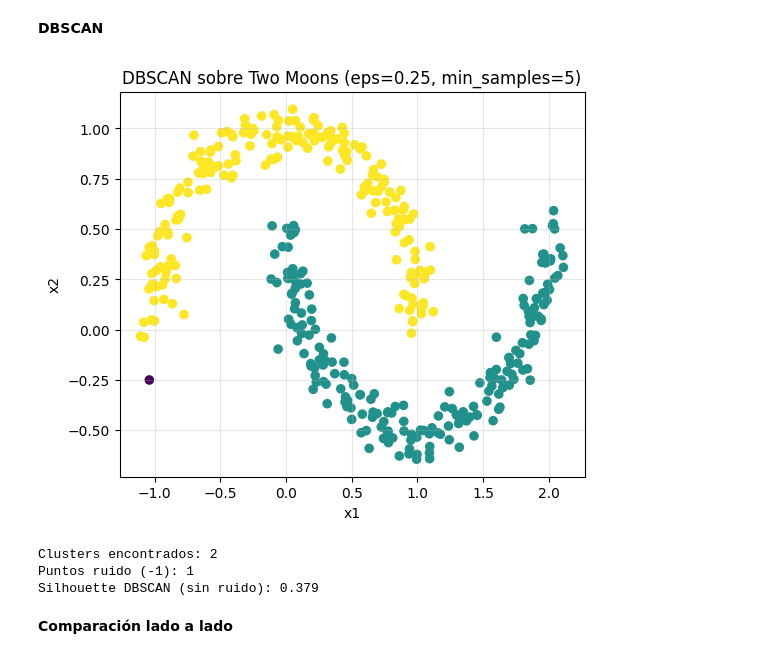
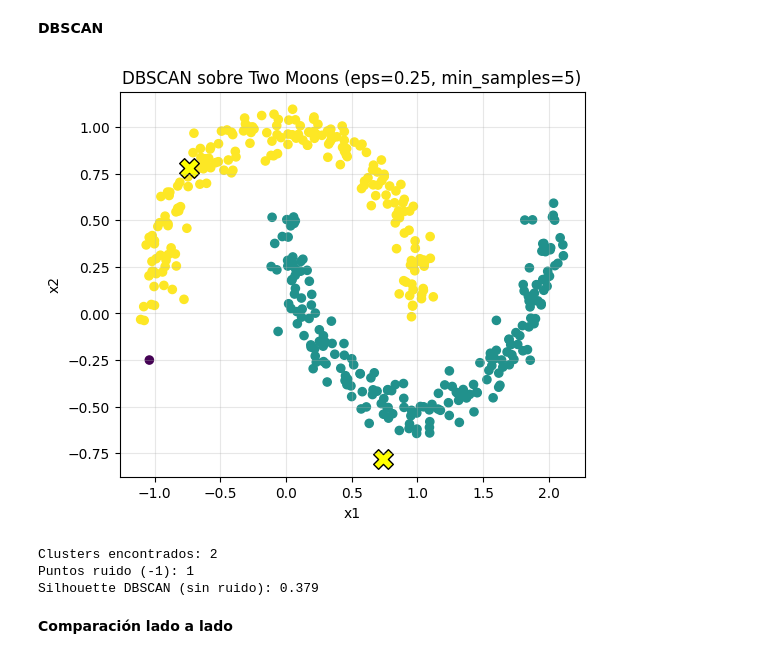
Before and after one commit to yuri19762008/000_ANALISTA_DATOS, a Jupyter notebook: Bootcamp-main/Modulo7/Leccion4/Index_M7_AE4.ipynb, the cells around one changed output. Cells and saved outputs as stored; diff of their text form; code cells hidden in the pictures.

```diff
--- a/Bootcamp-main/Modulo7/Leccion4/Index_M7_AE4.ipynb
+++ b/Bootcamp-main/Modulo7/Leccion4/Index_M7_AE4.ipynb
@@ -345,28 +355,37 @@ Silhouette K-Means: 0.492
 # %%
 db = DBSCAN(eps=0.25, min_samples=5)  # prueba inicial
 labels_db = db.fit_predict(X_scaled)
 
 n_clusters = len(set(labels_db)) - (1 if -1 in labels_db else 0)
 n_noise = np.sum(labels_db == -1)
 
 plt.figure(figsize=(6,5))
 plt.scatter(X[:,0], X[:,1], c=labels_db, s=35)
 plt.title(f"DBSCAN sobre Two Moons (eps={db.eps}, min_samples={db.min_samples})")
 plt.xlabel("x1"); plt.ylabel("x2")
+plt.scatter(
+    kmeans.cluster_centers_[:, 0],
+    kmeans.cluster_centers_[:, 1],
+    s = 200,
+    c = 'yellow',
+    edgecolors='black',
+    marker='X',
+    label = 'Centroids')
+
 plt.grid(alpha=0.3)
 plt.show()
 
 print("Clusters encontrados:", n_clusters)
 print("Puntos ruido (-1):", n_noise)
 
 # Silhouette solo si hay al menos 2 clusters (ignorando ruido)
 mask = labels_db != -1
 if len(set(labels_db[mask])) >= 2:
     print("Silhouette DBSCAN (sin ruido):", round(silhouette_score(X_scaled[mask], labels_db[mask]), 3))
 else:
     print("Silhouette DBSCAN: no aplica (menos de 2 clusters sin ruido).")
 # %% [output]
-[figure, old version]
+[figure, new version]
 Clusters encontrados: 2
 Puntos ruido (-1): 1
 Silhouette DBSCAN (sin ruido): 0.379
```
Also changed, not shown: parts of 4 cells of this notebook, 7 other files.
